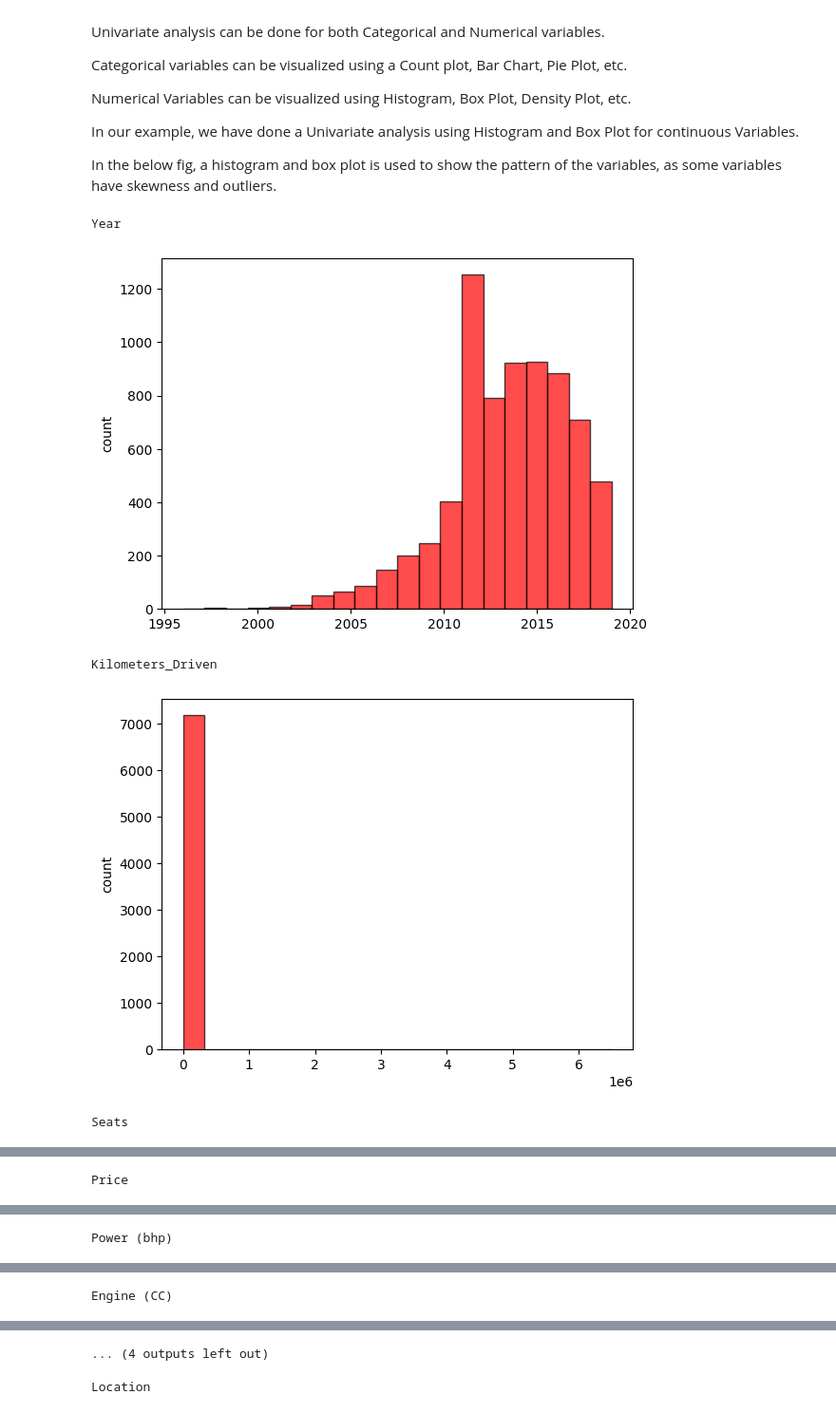
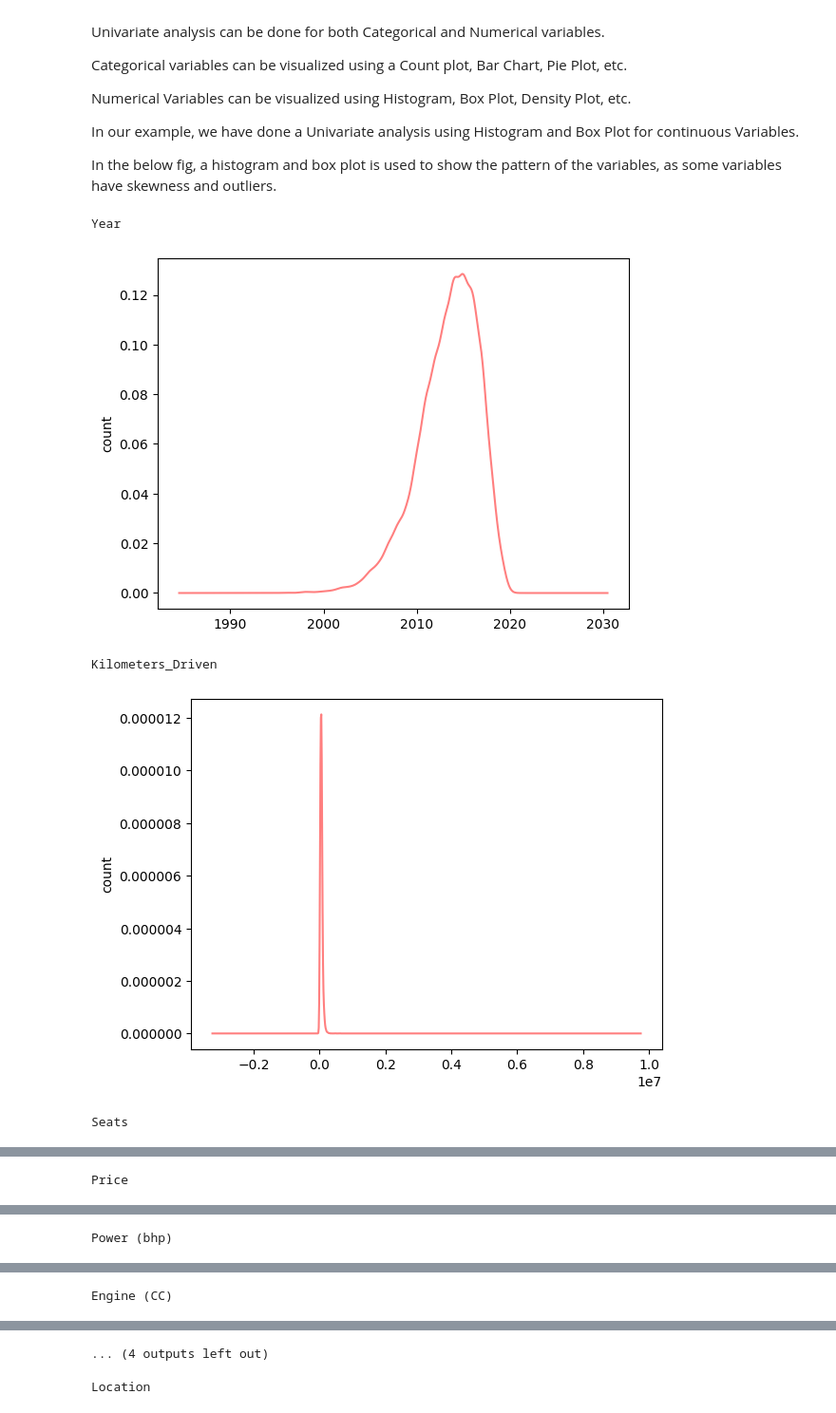
Before and after one commit to 1sumer/Python, a Jupyter notebook: Exploratory Data Analysis/Car/Car/Simple CAR EDA.ipynb, the cells around one changed output, grey strips where cells are left out. Shown at 95% size. Drawn from its saved outputs; the diff is of its cells as text; code cells hidden in the pictures.

```diff
--- a/Exploratory Data Analysis/Car/Car/Simple CAR EDA.ipynb
+++ b/Exploratory Data Analysis/Car/Car/Simple CAR EDA.ipynb
@@ -441,13 +441,13 @@ In the below fig, a histogram and box plot is used to show the pattern of the va
 # %%
 for col in num_cols:
     print(col)
-    plt.subplot(1, 1, 1)
-    data[col].hist(grid=False, bins=20, edgecolor='black', alpha=0.7, color='red')
+    data[col].plot(kind = 'kde', alpha=0.5,  color='red')
+    plt.ticklabel_format(axis='y', style='plain')
     plt.ylabel('count')
     plt.show()
 # %% [output]
 Year
-[figure, old version]
+[figure, new version]
 Kilometers_Driven
-[figure, old version]
+[figure, new version]
 Seats
```
Also changed, not shown: parts of 6 cells of this notebook, 4 other files.
